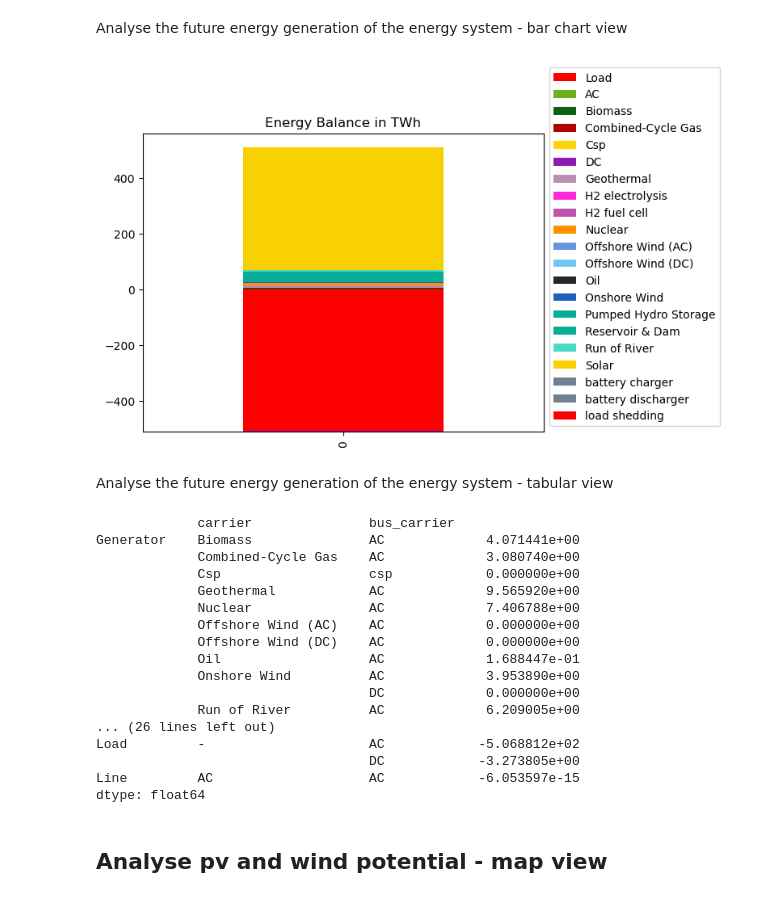
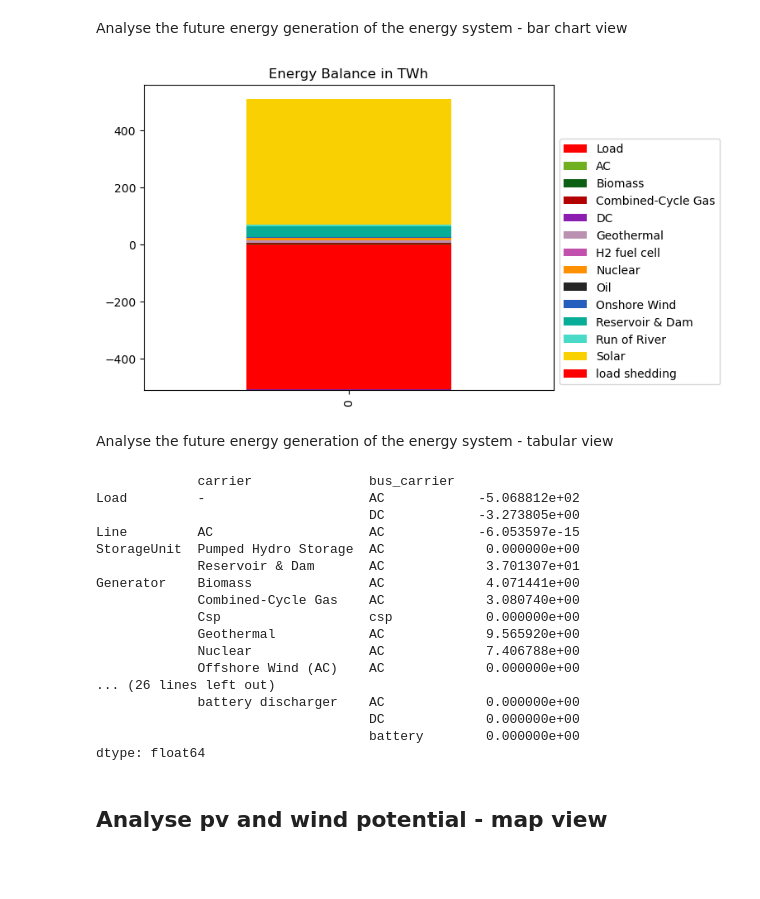
Before and after one commit to GbotemiB/gis-analysis, a Jupyter notebook: network_analysis.ipynb, the cells around one changed output. Saved outputs shown, nothing was run; the diff lists cells and outputs as text; code cells hidden in the pictures; blank space fills up the shorter version.

```diff
--- a/network_analysis.ipynb
+++ b/network_analysis.ipynb
@@ -73,7 +77,8 @@ onwind_path = PARENT + f"resources/{scenario_subpath}renewable_profiles/profile_
 ## Energy system analysis setup - power and energy generation
 # %%
 warnings.simplefilter(action='ignore', category=FutureWarning)
-n = pypsa.Network(results_path)
+# n = pypsa.Network(results_path)
+n = pypsa.Network("pypsa-earth/results/eeap/networks/elec_s_30_ec_lcopt_Co2L-24H.nc")
 regions_onshore = gpd.read_file(regions_onshore_path)
 country_coordinates = regions_onshore.total_bounds[[0, 2, 1, 3]]
 warnings.simplefilter(action='default', category=FutureWarning)
@@ -325,55 +355,57 @@ rename_cols = {
 }
 
 energy_balance = (
     n.statistics.energy_balance()
     .loc[:, :, "AC"]
     .groupby("carrier")
     .sum()
     .div(1e6)
     .to_frame()
     .T
     .rename(columns=rename_cols)
 )
 
+energy_balance = energy_balance.T[energy_balance.T[0] != 0].T
+
 # color-matching
 color_list = []
 for col in energy_balance.columns:
     original_name = col.lower()
     key_name = nice_names.get(original_name, original_name)
     color = colors.get(key_name.lower(), 'gray')
     color_list.append(color)
 
 
 fig, ax = plt.subplots()
 energy_balance.plot.bar(stacked=True, ax=ax, title="Energy Balance in TWh", color=color_list)
 handles, labels = ax.get_legend_handles_labels()
 nice_labels = [config["plotting"]["nice_names"].get(label, label) for label in energy_balance.columns]
 ax.legend(handles, nice_labels, bbox_to_anchor=(1, 0), loc="lower left", title=None, ncol=1)
 
 plt.show()
 # %% [output]
-[figure, old version]
+[figure, new version]
 # %% [markdown]
 Analyse the future energy generation of the energy system - tabular view
 # %%
 n.statistics.energy_balance()/1e6 # In TWh
 # %% [output]
              carrier               bus_carrier
+Load         -                     AC            -5.068812e+02
+                                   DC            -3.273805e+00
+Line         AC                    AC            -6.053597e-15
+StorageUnit  Pumped Hydro Storage  AC             0.000000e+00
+             Reservoir & Dam       AC             3.701307e+01
 Generator    Biomass               AC             4.071441e+00
              Combined-Cycle Gas    AC             3.080740e+00
              Csp                   csp            0.000000e+00
              Geothermal            AC             9.565920e+00
              Nuclear               AC             7.406788e+00
              Offshore Wind (AC)    AC             0.000000e+00
-             Offshore Wind (DC)    AC             0.000000e+00
-             Oil                   AC             1.688447e-01
-             Onshore Wind          AC             3.953890e+00
+... (26 lines left out)
+             battery discharger    AC             0.000000e+00
                                    DC             0.000000e+00
-             Run of River          AC             6.209005e+00
-... (26 lines left out)
-Load         -                     AC            -5.068812e+02
-                                   DC            -3.273805e+00
-Line         AC                    AC            -6.053597e-15
+                                   battery        0.000000e+00
 dtype: float64
 # %% [markdown]
 ## Analyse pv and wind potential - map view
```
Also changed, not shown: parts of 8 cells of this notebook, 1 other file.
